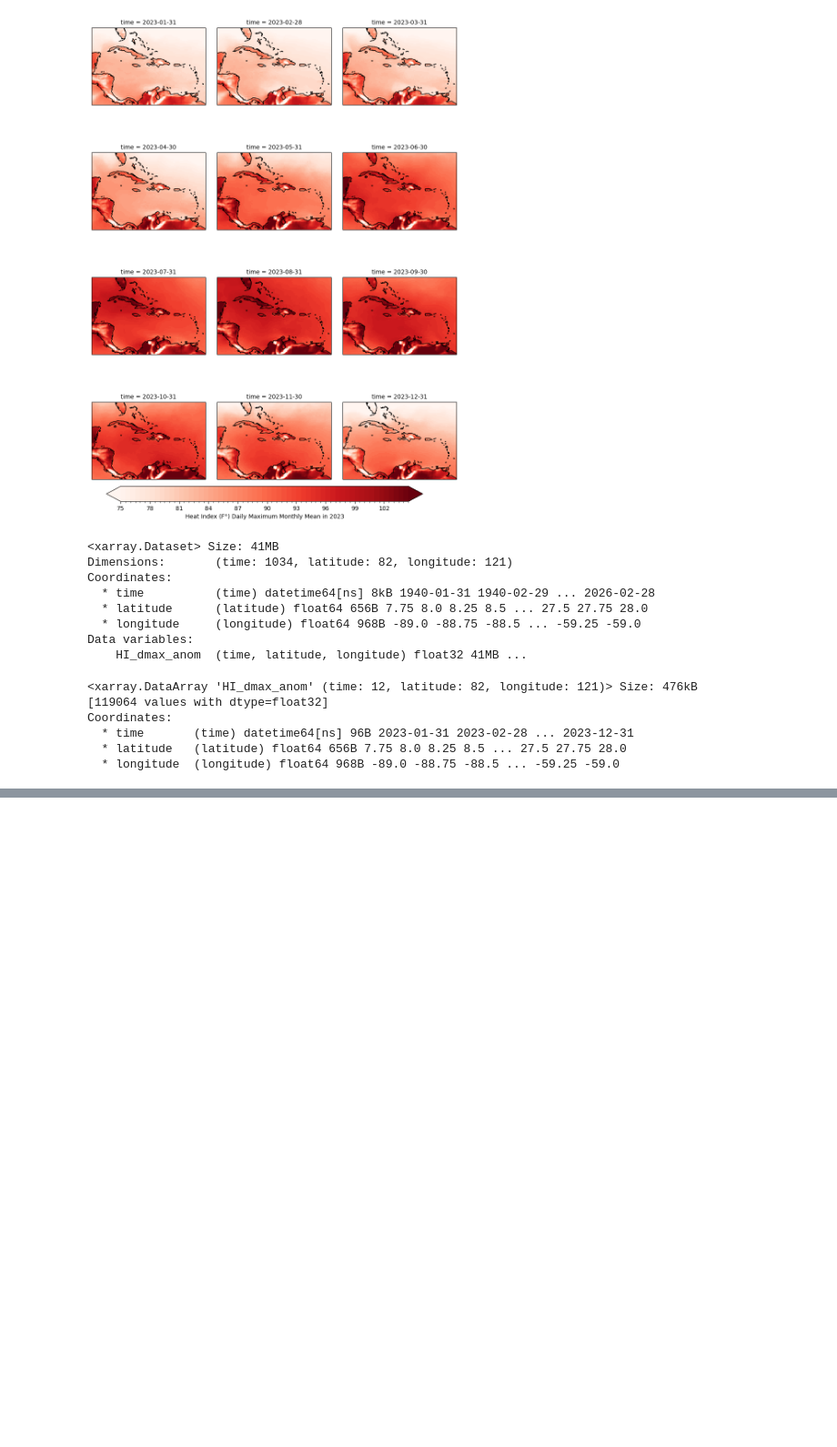
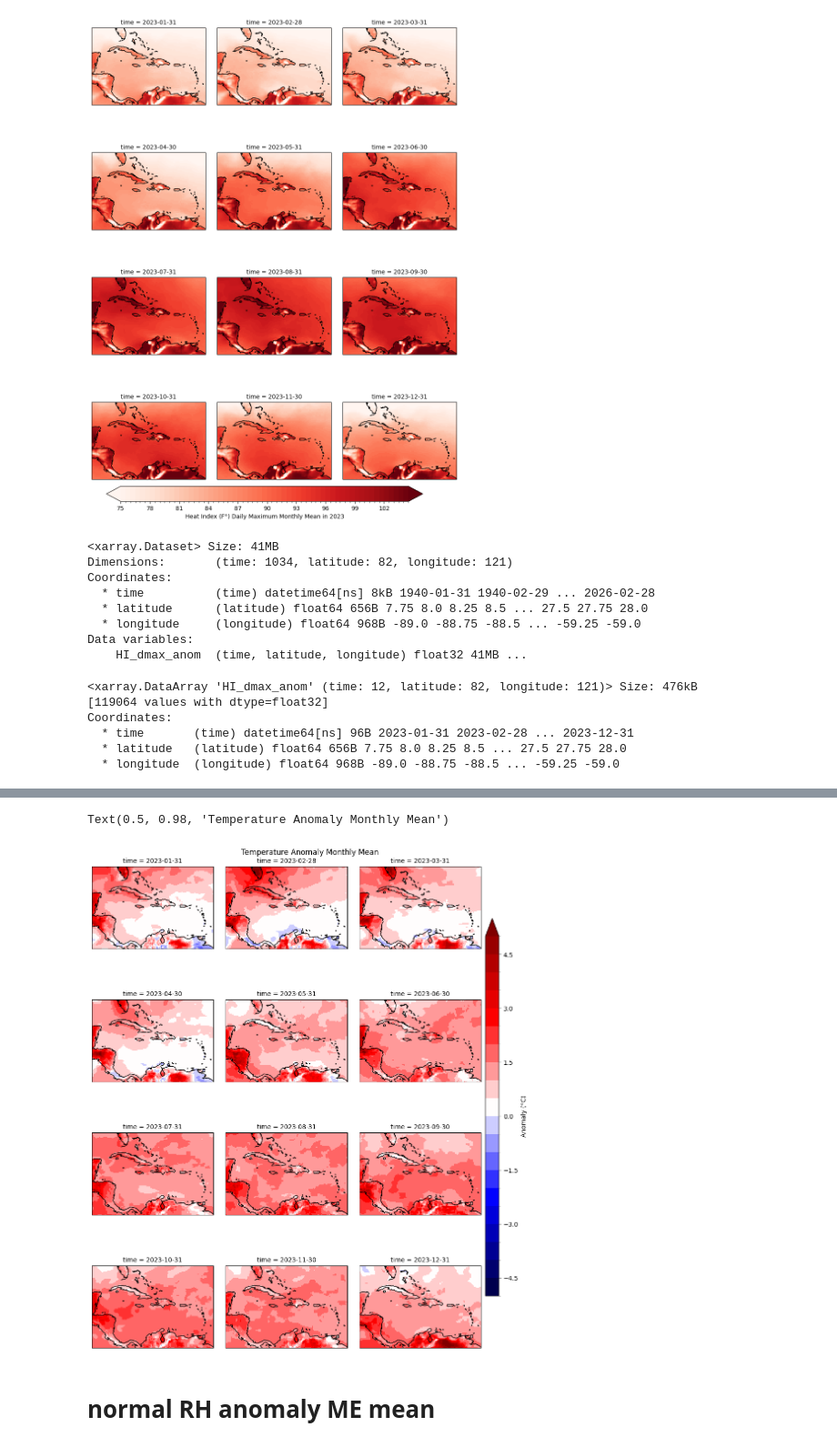
Before and after one commit to allan3prez/Caribe_Heat_AN, a Jupyter notebook: Plots/plots_2023.ipynb, the cells around one changed output, grey strips where cells are left out. Shown at 91% size. Cells and saved outputs as stored; diff of their text form; code cells hidden in the pictures; blank space fills up the shorter version.

```diff
--- a/Plots/plots_2023.ipynb
+++ b/Plots/plots_2023.ipynb
@@ -140,0 +272,3 @@ plt.subplots_adjust(wspace=0.1, hspace=0.05, right=0.88)
+# %%
+tanom_ds = xr.open_zarr(path+'ERA5_t_anom').sel(time=d_ls)
+tanom_ds
@@ -140,0 +309,3 @@ plt.subplots_adjust(wspace=0.1, hspace=0.05, right=0.88)
+# %%
+tanom_dsMEm = tanom_ds['VAR_2T'].resample(time='ME').mean('time')
+tanom_dsMEm
@@ -140,0 +337,20 @@ plt.subplots_adjust(wspace=0.1, hspace=0.05, right=0.88)
+# %%
+t2023anom_plot = tanom_dsMEm.isel(time=np.arange(0, 12, 1)).plot(col='time',
+                                                            col_wrap=3,
+                                                            transform=ccrs.PlateCarree(),
+                                                            cmap='seismic',
+                                                            levels=np.arange(-5, 5.5, 0.5),
+                                                            subplot_kws={'projection': ccrs.PlateCarree(central_longitude=-70)},
+                                                            add_colorbar=False
+                                                            )
+plt.subplots_adjust(wspace=0.1, hspace=0.05, right=0.78)
+cax = t2023anom_plot.fig.add_axes([0.89, 0.15, 0.03, 0.7])
+t2023anom_plot.fig.colorbar(t2023anom_plot.axs.flat[0].collections[0],cax=cax, label='Anomaly (°C)', orientation='vertical')
+t2023anom_plot.map(lambda: plt.gca().coastlines())
+plt.subplots_adjust(wspace=0.1, hspace=0.05, right=0.88)
+t2023anom_plot.fig.suptitle('Temperature Anomaly Monthly Mean')
+# %% [output]
+Text(0.5, 0.98, 'Temperature Anomaly Monthly Mean')
+[figure, added]
+# %% [markdown]
+# normal RH anomaly ME mean
```
Also changed, not shown: parts of 22 cells of this notebook, 4 other files.
